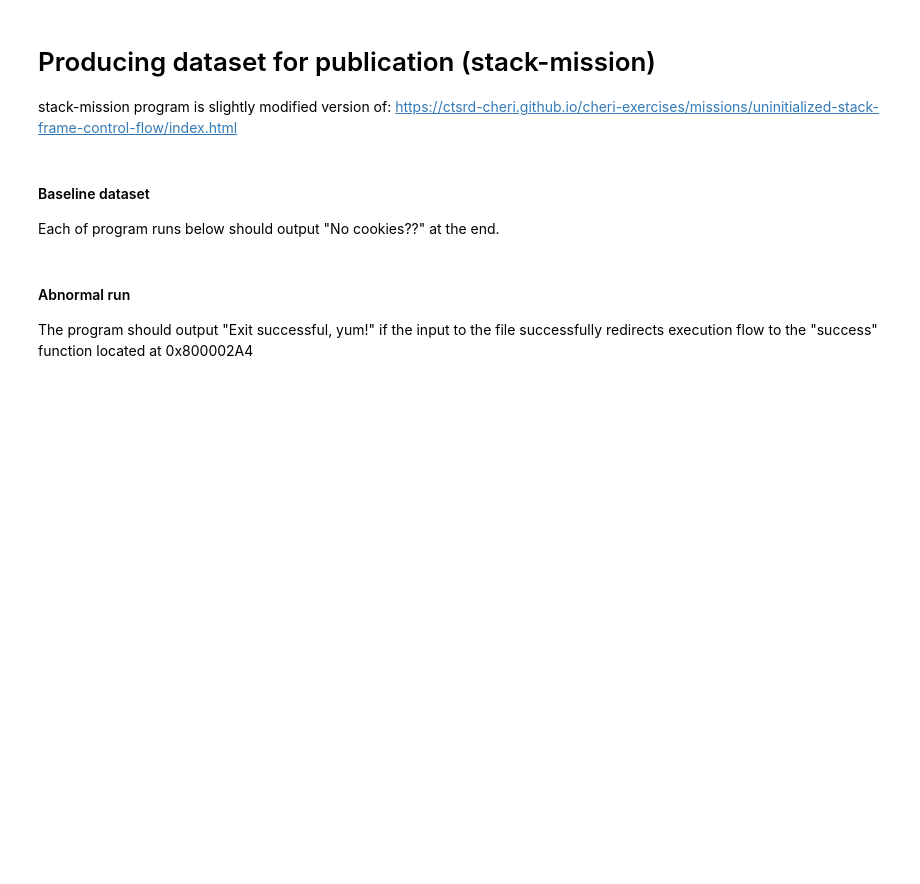
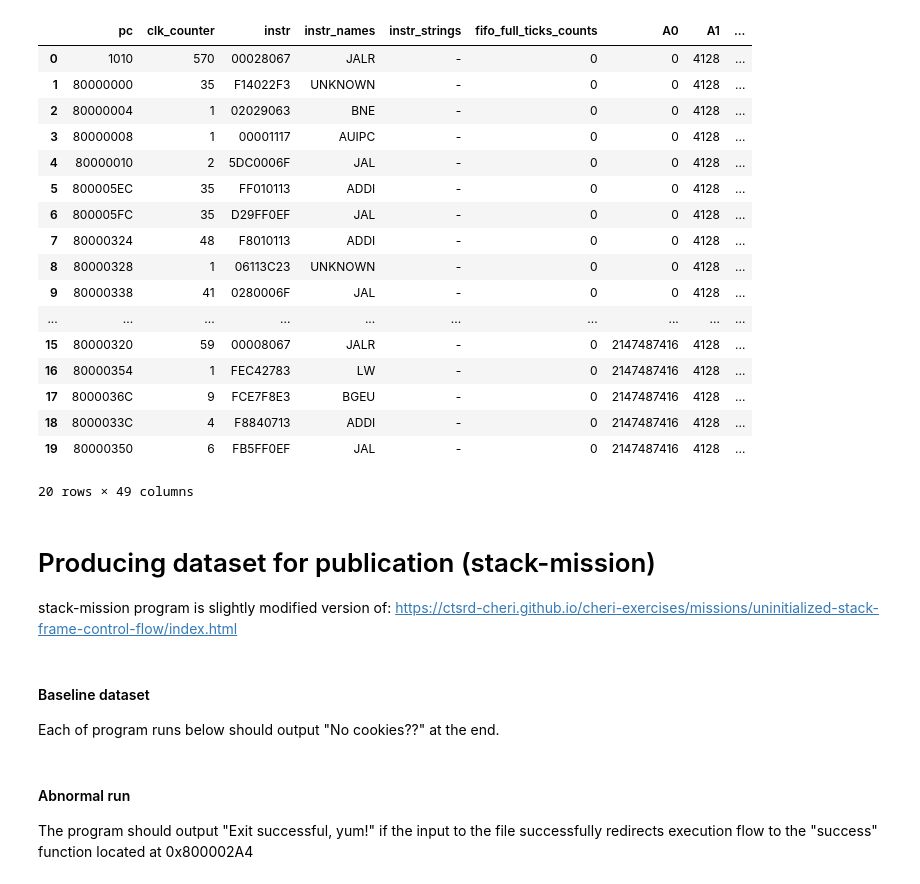
Before and after one commit to michalmonday/xohw23-121, a Jupyter notebook: jupyter_notebooks/pynq_wrapper.ipynb, the cells around one changed output. Saved outputs shown, nothing was run; the diff lists cells and outputs as text; code cells hidden in the pictures; blank space fills up the shorter version.

```diff
--- a/jupyter_notebooks/pynq_wrapper.ipynb
+++ b/jupyter_notebooks/pynq_wrapper.ipynb
@@ -374,3 +634,24 @@ print(mem)
+# %%
+df.iloc[:20]
+# %% [output]
+|  | pc | clk_counter | instr | instr_names | instr_strings | fifo_full_ticks_counts | A0 | A1 | ... |
+| 0 | 1010 | 570 | 00028067 | JALR | - | 0 | 0 | 4128 | ... |
+| 1 | 80000000 | 35 | F14022F3 | UNKNOWN | - | 0 | 0 | 4128 | ... |
+| 2 | 80000004 | 1 | 02029063 | BNE | - | 0 | 0 | 4128 | ... |
+| 3 | 80000008 | 1 | 00001117 | AUIPC | - | 0 | 0 | 4128 | ... |
+| 4 | 80000010 | 2 | 5DC0006F | JAL | - | 0 | 0 | 4128 | ... |
+| 5 | 800005EC | 35 | FF010113 | ADDI | - | 0 | 0 | 4128 | ... |
+| 6 | 800005FC | 35 | D29FF0EF | JAL | - | 0 | 0 | 4128 | ... |
+| 7 | 80000324 | 48 | F8010113 | ADDI | - | 0 | 0 | 4128 | ... |
+| 8 | 80000328 | 1 | 06113C23 | UNKNOWN | - | 0 | 0 | 4128 | ... |
+| 9 | 80000338 | 41 | 0280006F | JAL | - | 0 | 0 | 4128 | ... |
+| ... | ... | ... | ... | ... | ... | ... | ... | ... | ... |
+| 15 | 80000320 | 59 | 00008067 | JALR | - | 0 | 2147487416 | 4128 | ... |
+| 16 | 80000354 | 1 | FEC42783 | LW | - | 0 | 2147487416 | 4128 | ... |
+| 17 | 8000036C | 9 | FCE7F8E3 | BGEU | - | 0 | 2147487416 | 4128 | ... |
+| 18 | 8000033C | 4 | F8840713 | ADDI | - | 0 | 2147487416 | 4128 | ... |
+| 19 | 80000350 | 6 | FB5FF0EF | JAL | - | 0 | 2147487416 | 4128 | ... |
+20 rows × 49 columns
 # %% [markdown]
 # Producing dataset for publication (stack-mission)
 stack-mission program is slightly modified version of:
```
Also changed, not shown: parts of 34 cells of this notebook, 1 other file.
